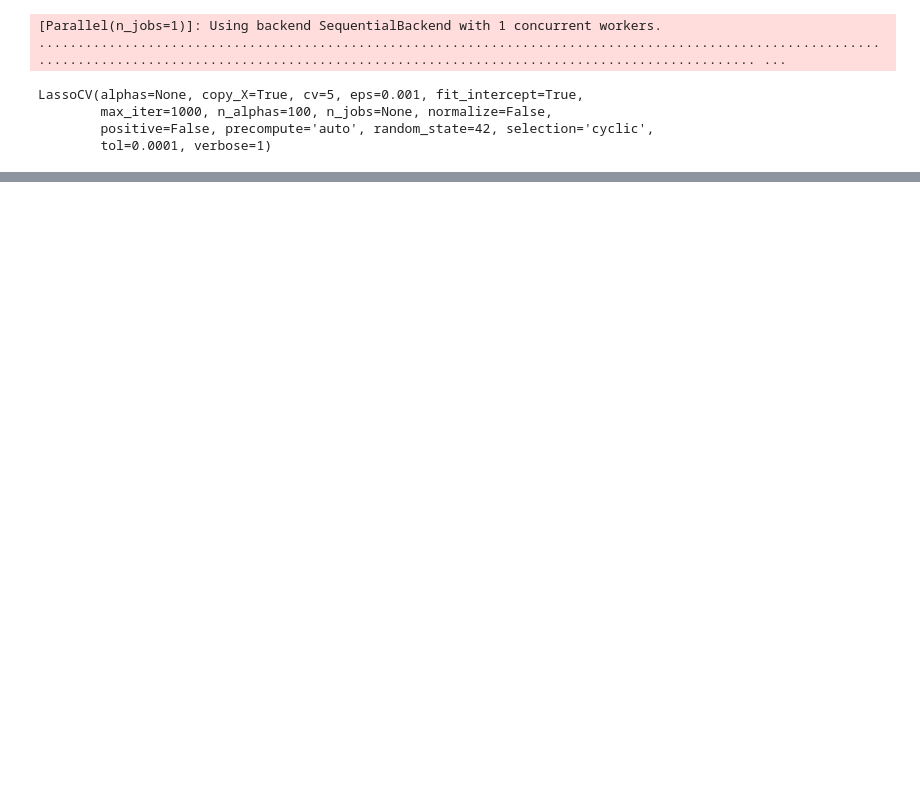
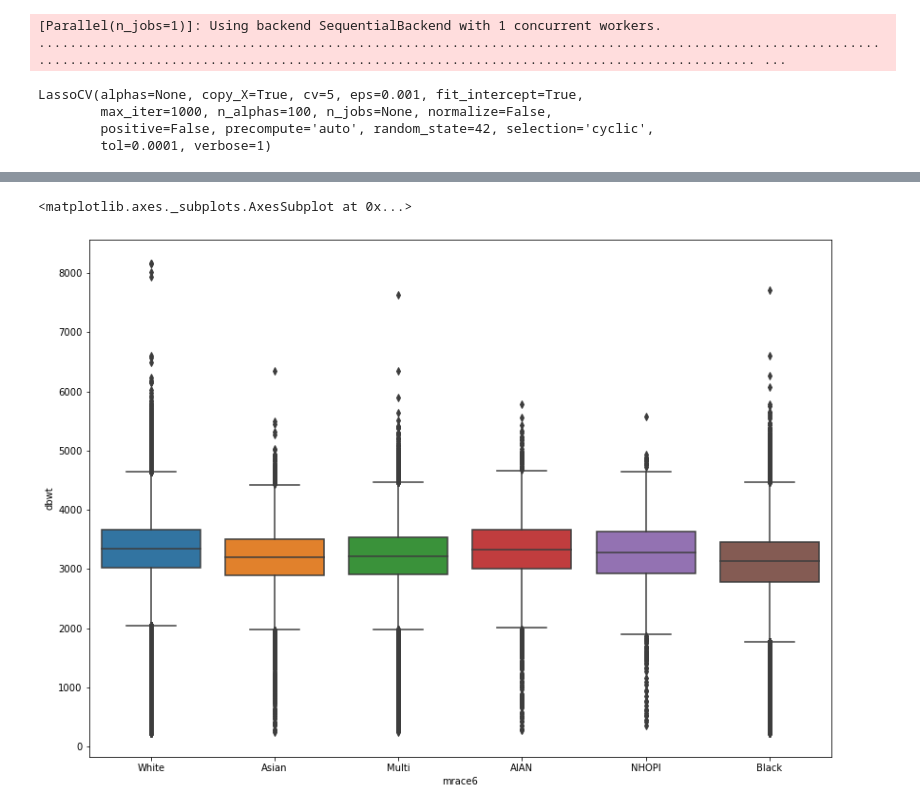
Before and after one commit to albertum1/US_Births_2018, a Jupyter notebook: Model_Evaluation.ipynb, the cells around one changed output, grey strips where cells are left out. Saved outputs shown, nothing was run; the diff lists cells and outputs as text; code cells hidden in the pictures; blank space fills up the shorter version.

```diff
--- a/Model_Evaluation.ipynb
+++ b/Model_Evaluation.ipynb
@@ -865,0 +769,6 @@ lassoCV_model.intercept_
+# %%
+fig, ax = plt.subplots(figsize=(14,10))
+sns.boxplot(x='mrace6', y='dbwt', data = df, ax = ax)
+# %% [output]
+<matplotlib.axes._subplots.AxesSubplot at 0x...>
+[figure, added]
```
Also changed, not shown: parts of 40 cells of this notebook, 2 other files.
